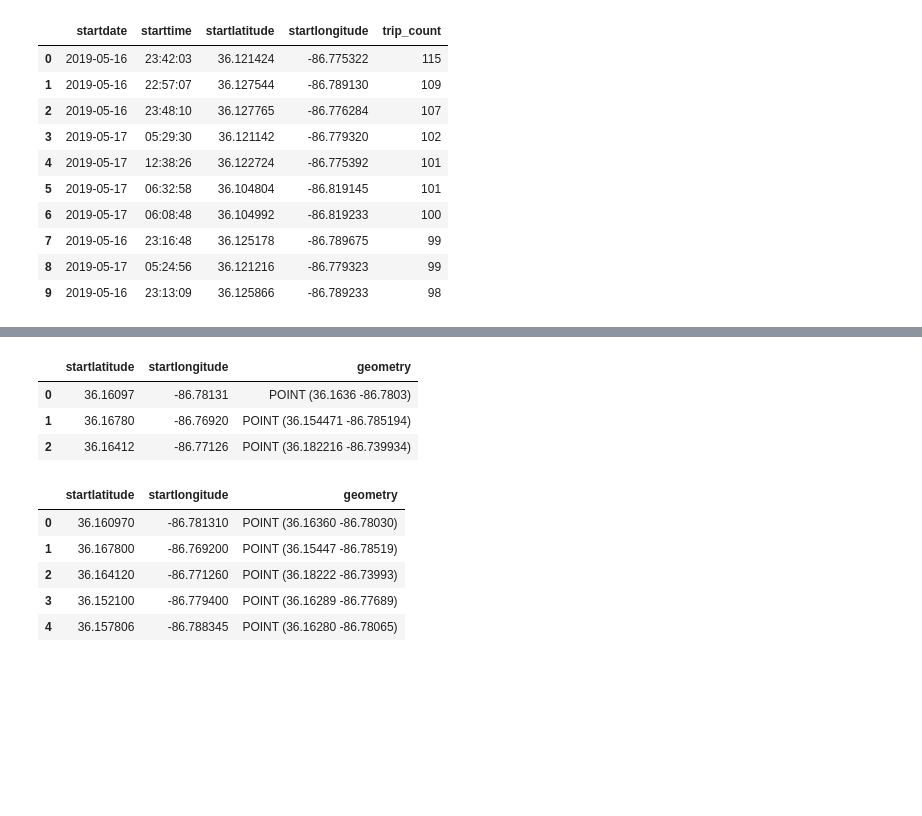
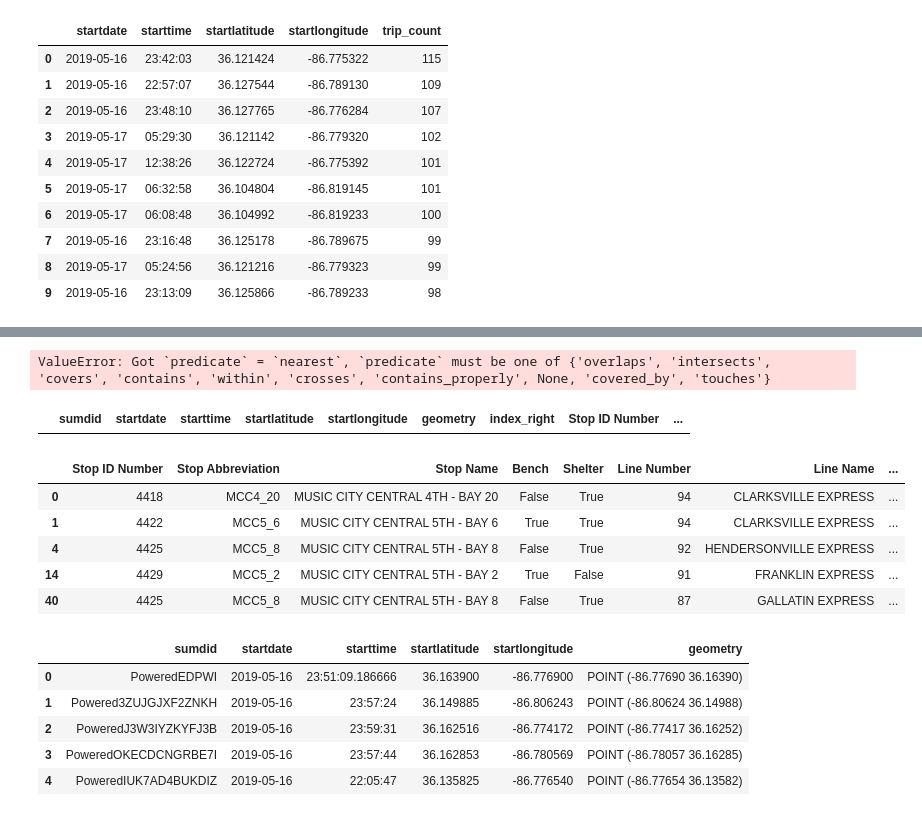
Before and after one commit to NSS-Data-Analytics-Cohort-8/scooter-partner1-whenhugocallsuspythonistas, a Jupyter notebook: notebooks/eda.ipynb, the cells around one changed output, grey strips where cells are left out. Saved outputs shown, nothing was run; the diff lists cells and outputs as text; code cells hidden in the pictures; blank space fills up the shorter version.

```diff
--- a/notebooks/eda.ipynb
+++ b/notebooks/eda.ipynb
@@ -387,0 +444,4 @@ nash_map
+# %%
+bus_geo = gpd.GeoDataFrame(bus_stops,
+                           crs = zipcodes.crs,
+                           geometry = bus_stops['geometry'])
@@ -457,20 +551,29 @@ yy
-# %%
-yy['geometry'] = y.apply(lambda x: Point((x.startlatitude,
-                                                         x.startlongitude)),
-                                        axis=1)
-yy.head(3)
-# %% [output]
-|  | startlatitude | startlongitude | geometry |
-| 0 | 36.16097 | -86.78131 | POINT (36.1636 -86.7803) |
-| 1 | 36.16780 | -86.76920 | POINT (36.154471 -86.785194) |
-| 2 | 36.16412 | -86.77126 | POINT (36.182216 -86.739934) |
-# %%
-scooter_geo1 = gpd.GeoDataFrame(yy, crs ='EPSG:4326', geometry='geometry')
-scooter_geo1.head()
-# %% [output]
-|  | startlatitude | startlongitude | geometry |
-| 0 | 36.160970 | -86.781310 | POINT (36.16360 -86.78030) |
-| 1 | 36.167800 | -86.769200 | POINT (36.15447 -86.78519) |
-| 2 | 36.164120 | -86.771260 | POINT (36.18222 -86.73993) |
-| 3 | 36.152100 | -86.779400 | POINT (36.16289 -86.77689) |
-| 4 | 36.157806 | -86.788345 | POINT (36.16280 -86.78065) |
+# %%
+
+stops_by_zip.drop('index_right', inplace=True, axis=1)
+# %%
+scooters_by_stop = gpd.sjoin(scooter_geo, stops_by_zip, predicate = 'nearest')
+# %% [output]
+ValueError: Got `predicate` = `nearest`, `predicate` must be one of {'overlaps', 'intersects', 'covers', 'contains', 'within', 'crosses', 'contains_properly', None, 'covered_by', 'touches'}
+# %%
+scooters_by_stop.head()
+# %% [output]
+|  | sumdid | startdate | starttime | startlatitude | startlongitude | geometry | index_right | Stop ID Number | ... |
+# %%
+stops_by_zip.head()
+# %% [output]
+|  | Stop ID Number | Stop Abbreviation | Stop Name | Bench | Shelter | Line Number | Line Name | ... |
+| 0 | 4418 | MCC4_20 | MUSIC CITY CENTRAL 4TH - BAY 20 | False | True | 94 | CLARKSVILLE EXPRESS | ... |
+| 1 | 4422 | MCC5_6 | MUSIC CITY CENTRAL 5TH - BAY 6 | True | True | 94 | CLARKSVILLE EXPRESS | ... |
+| 4 | 4425 | MCC5_8 | MUSIC CITY CENTRAL 5TH - BAY 8 | False | True | 92 | HENDERSONVILLE EXPRESS | ... |
+| 14 | 4429 | MCC5_2 | MUSIC CITY CENTRAL 5TH - BAY 2 | True | False | 91 | FRANKLIN EXPRESS | ... |
+| 40 | 4425 | MCC5_8 | MUSIC CITY CENTRAL 5TH - BAY 8 | False | True | 87 | GALLATIN EXPRESS | ... |
+# %%
+scooter_geo.head()
+# %% [output]
+|  | sumdid | startdate | starttime | startlatitude | startlongitude | geometry |
+| 0 | PoweredEDPWI | 2019-05-16 | 23:51:09.186666 | 36.163900 | -86.776900 | POINT (-86.77690 36.16390) |
+| 1 | Powered3ZUJGJXF2ZNKH | 2019-05-16 | 23:57:24 | 36.149885 | -86.806243 | POINT (-86.80624 36.14988) |
+| 2 | PoweredJ3W3IYZKYFJ3B | 2019-05-16 | 23:59:31 | 36.162516 | -86.774172 | POINT (-86.77417 36.16252) |
+| 3 | PoweredOKECDCNGRBE7I | 2019-05-16 | 23:57:44 | 36.162853 | -86.780569 | POINT (-86.78057 36.16285) |
+| 4 | PoweredIUK7AD4BUKDIZ | 2019-05-16 | 22:05:47 | 36.135825 | -86.776540 | POINT (-86.77654 36.13582) |
```
Also changed, not shown: parts of 37 cells of this notebook, 1 other file.
